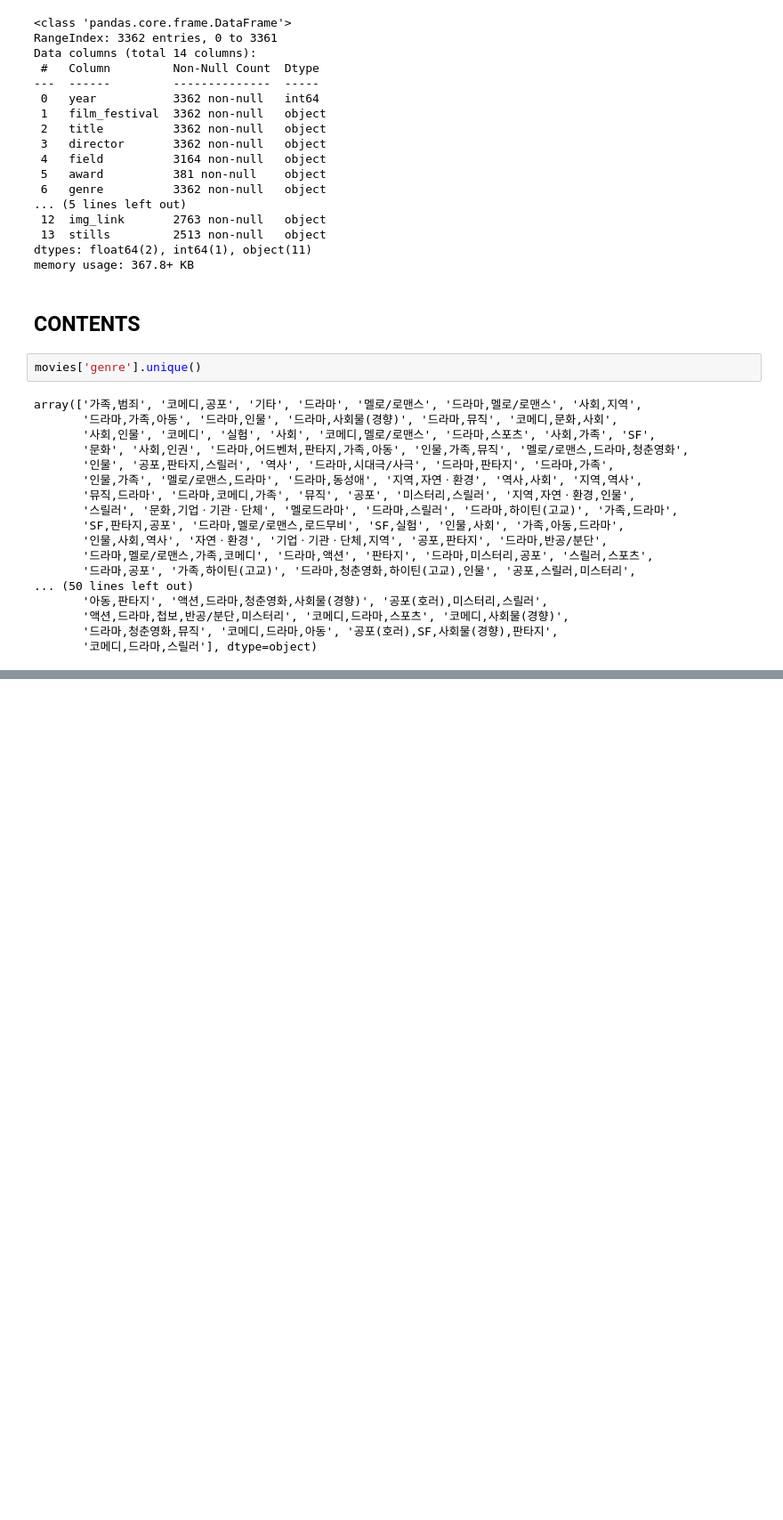
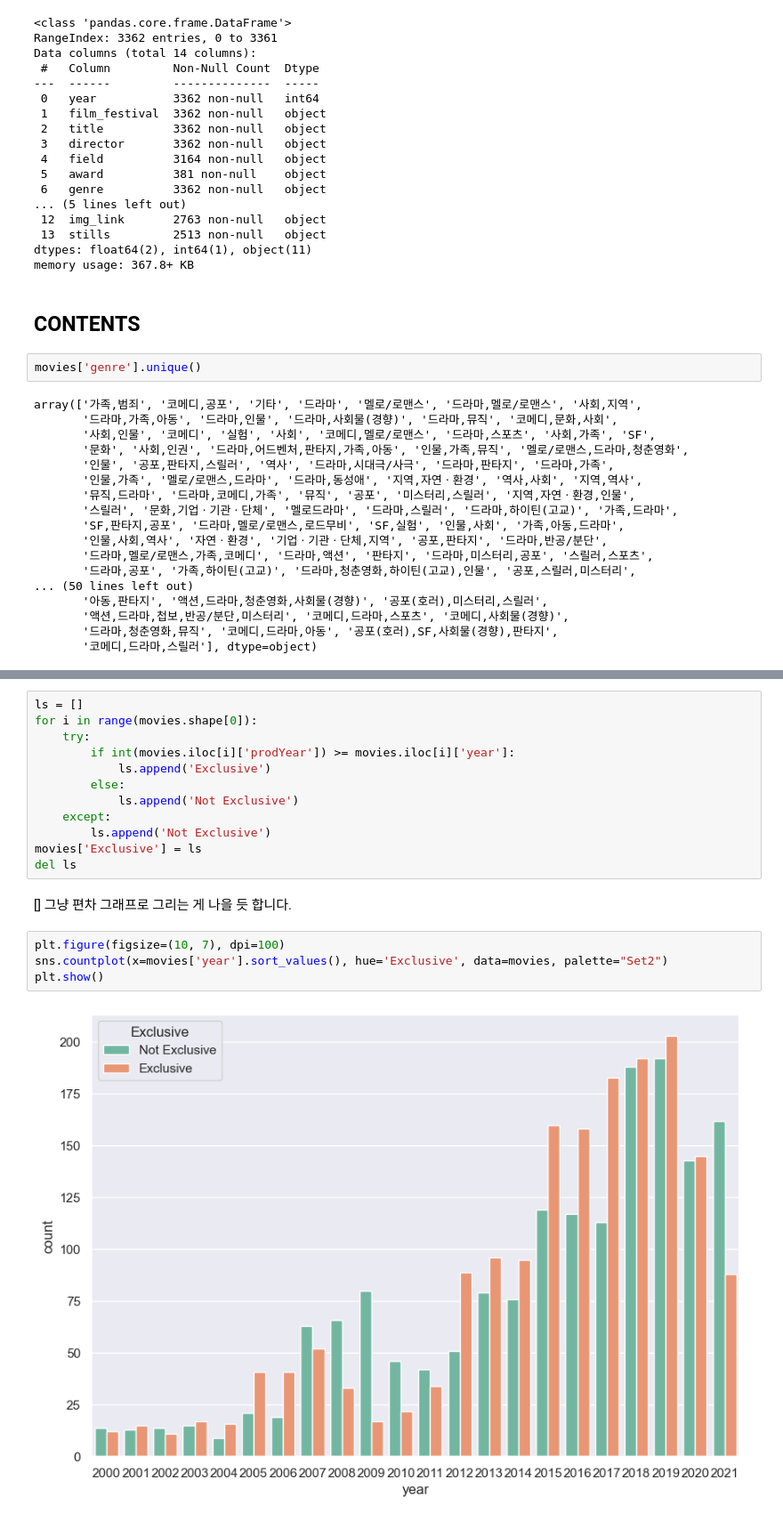
Before and after one commit to ChriSangHoon/Elice-Data-project-Data-analysis-, a Jupyter notebook: recommendation_system.ipynb, the cells around one changed output, grey strips where cells are left out. Shown at 89% size. Drawn from its saved outputs; the diff is of its cells as text; blank space fills up the shorter version.

```diff
--- a/recommendation_system.ipynb
+++ b/recommendation_system.ipynb
@@ -106,0 +142,20 @@ array(['가족,범죄', '코메디,공포', '기타', '드라마', '멜로/로
+# %%
+ls = []
+for i in range(movies.shape[0]):
+    try:
+        if int(movies.iloc[i]['prodYear']) >= movies.iloc[i]['year']:
+            ls.append('Exclusive')
+        else:
+            ls.append('Not Exclusive')
+    except:
+        ls.append('Not Exclusive')
+movies['Exclusive'] = ls
+del ls
+# %% [markdown]
+[] 그냥 편차 그래프로 그리는 게 나을 듯 합니다.
+# %%
+plt.figure(figsize=(10, 7), dpi=100)
+sns.countplot(x=movies['year'].sort_values(), hue='Exclusive', data=movies, palette="Set2")
+plt.show()
+# %% [output]
+[figure, added]
```
Also changed, not shown: parts of 20 cells of this notebook.
